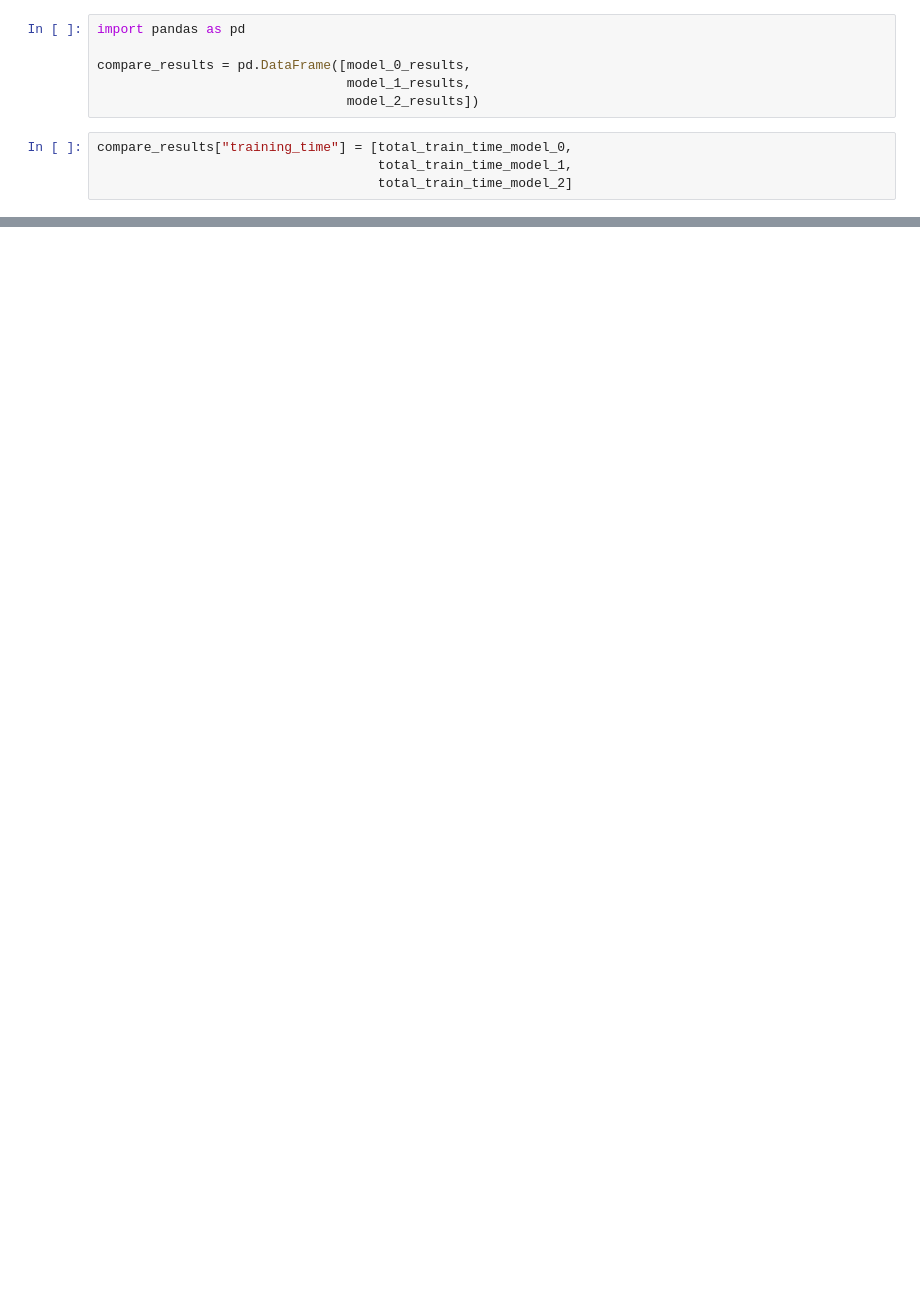
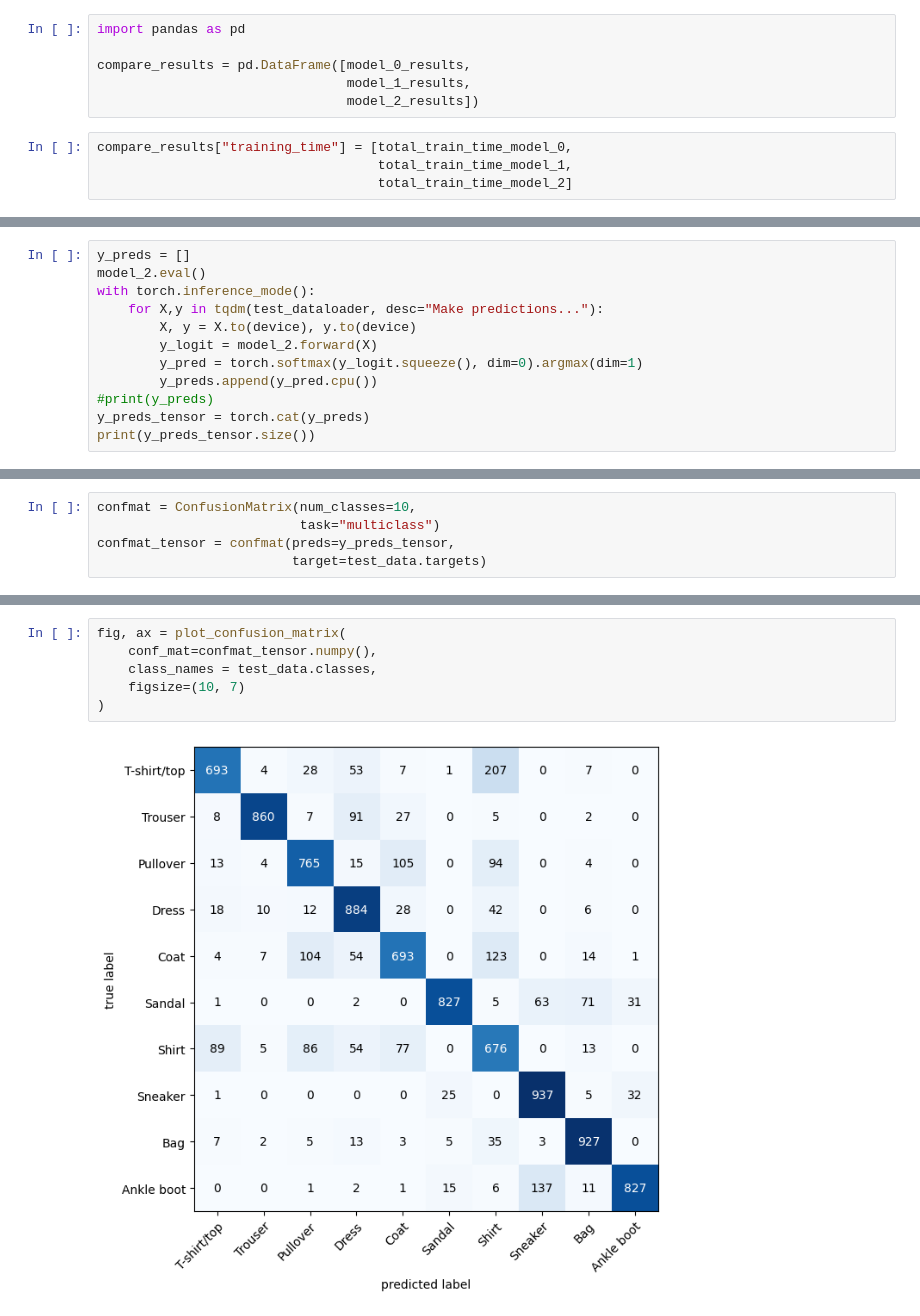
Before and after one commit to Buy-me-some-str/practice, a Jupyter notebook: pytorch_03_computer_vision.ipynb, the cells around one changed output, grey strips where cells are left out. Cells and saved outputs as stored; diff of their text form; blank space fills up the shorter version.

```diff
--- a/pytorch_03_computer_vision.ipynb
+++ b/pytorch_03_computer_vision.ipynb
@@ -746,0 +792,12 @@ plt.figure(figsize=(9, 9))
+# %%
+y_preds = []
+model_2.eval()
+with torch.inference_mode():
+    for X,y in tqdm(test_dataloader, desc="Make predictions..."):
+        X, y = X.to(device), y.to(device)
+        y_logit = model_2.forward(X)
+        y_pred = torch.softmax(y_logit.squeeze(), dim=0).argmax(dim=1)
+        y_preds.append(y_pred.cpu())
+#print(y_preds)
+y_preds_tensor = torch.cat(y_preds)
+print(y_preds_tensor.size())
@@ -746,0 +806,5 @@ plt.figure(figsize=(9, 9))
+# %%
+confmat = ConfusionMatrix(num_classes=10,
+                          task="multiclass")
+confmat_tensor = confmat(preds=y_preds_tensor,
+                         target=test_data.targets)
@@ -746,0 +824,8 @@ plt.figure(figsize=(9, 9))
+# %%
+fig, ax = plot_confusion_matrix(
+    conf_mat=confmat_tensor.numpy(),
+    class_names = test_data.classes,
+    figsize=(10, 7)
+)
+# %% [output]
+[figure, added]
```
Also changed, not shown: parts of 38 cells of this notebook.
